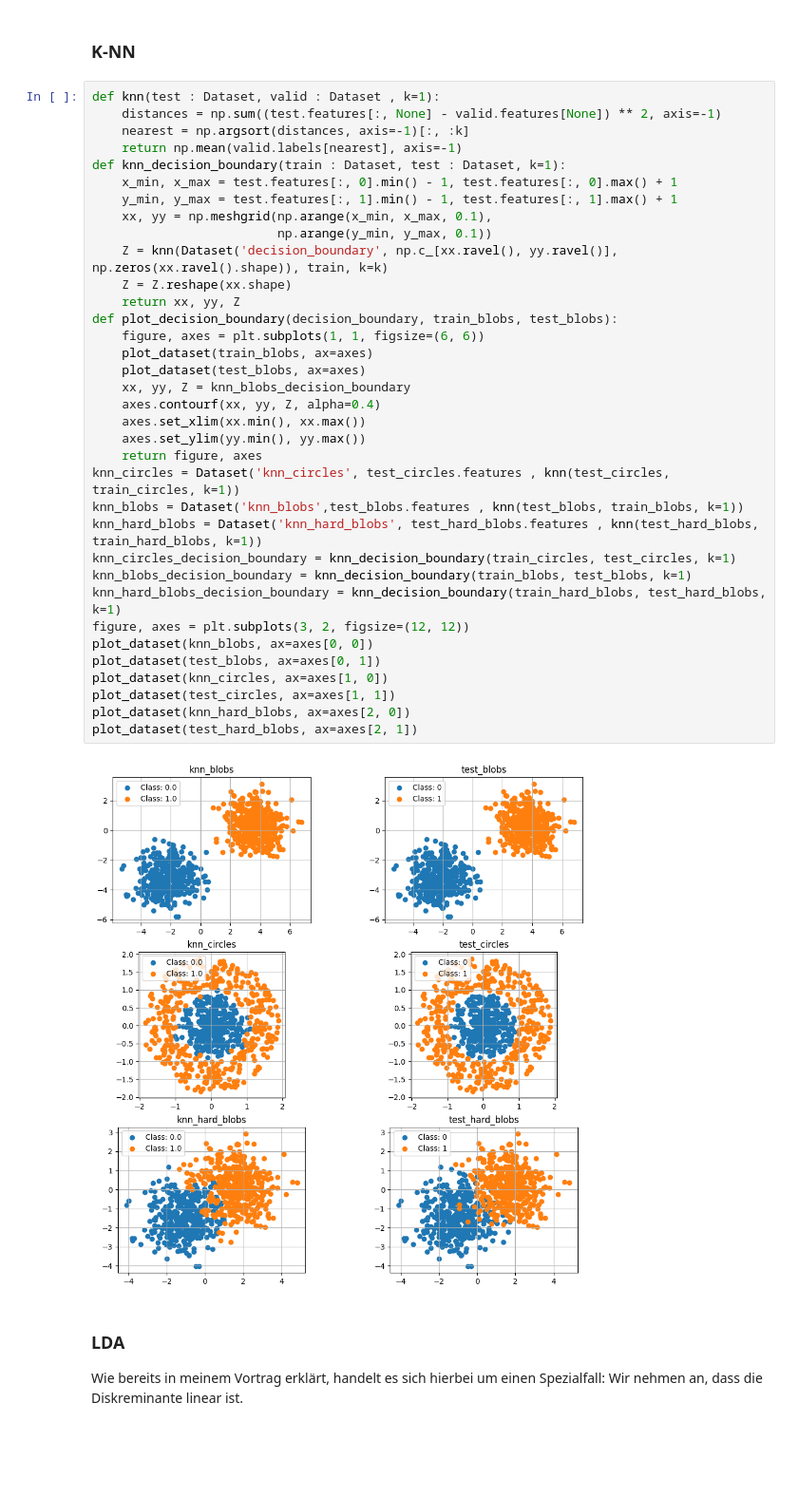
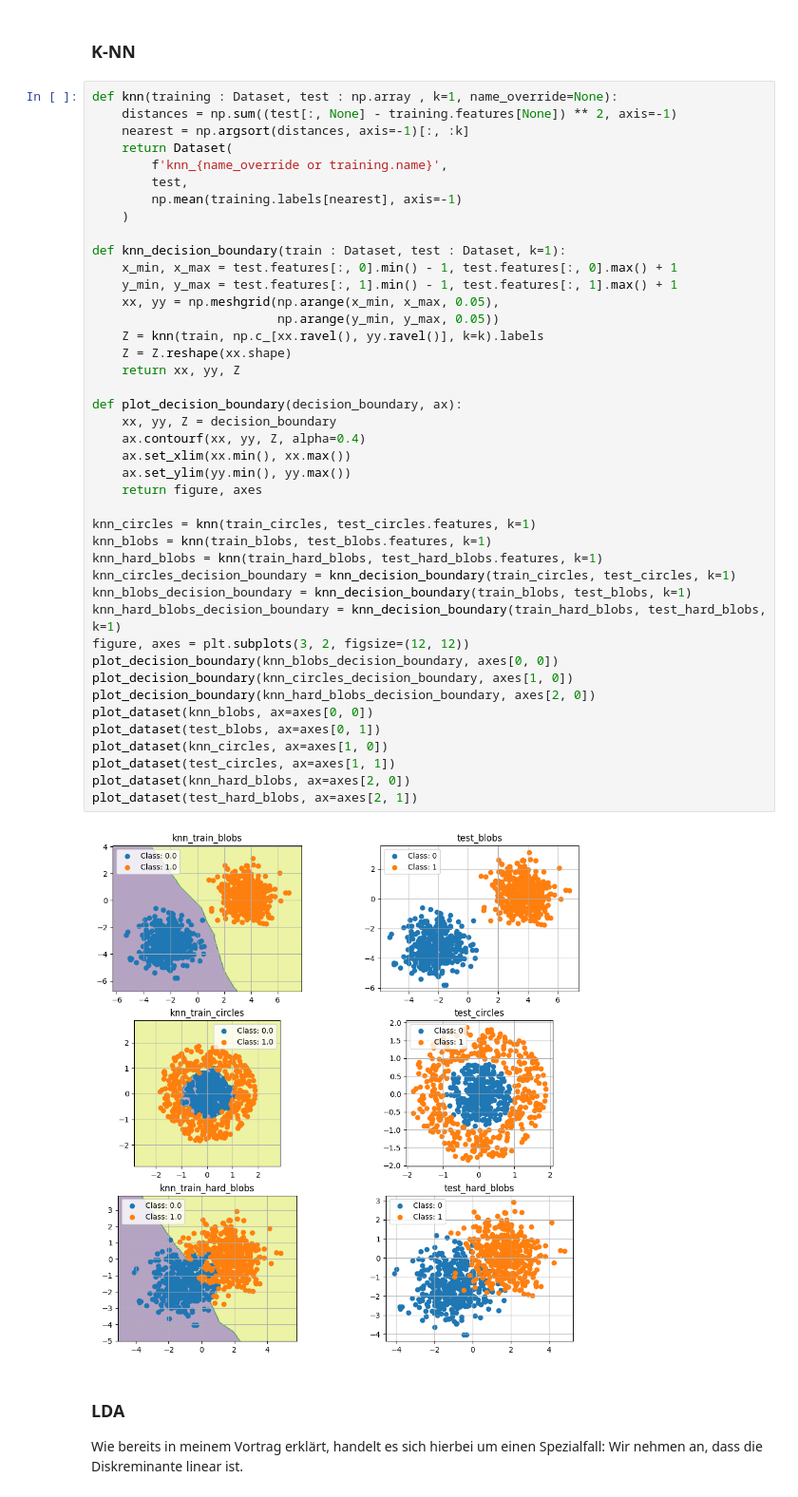
Before and after one commit to dns1403/Numerik-Seminar-Vortrag-Code, a Jupyter notebook: Numerik Seminar/Numerik Seminar CODE.ipynb, the cells around one changed output. Shown at 95% size. Saved outputs shown, nothing was run; the diff lists cells and outputs as text; blank space fills up the shorter version.

```diff
--- a/Numerik Seminar/Numerik Seminar CODE.ipynb
+++ b/Numerik Seminar/Numerik Seminar CODE.ipynb
@@ -94,42 +94,49 @@ plot_dataset(test_hard_blobs, ax=axes[2, 1])
 # %% [markdown]
 ### K-NN
 # %%
-def knn(test : Dataset, valid : Dataset , k=1):
-    distances = np.sum((test.features[:, None] - valid.features[None]) ** 2, axis=-1)
+def knn(training : Dataset, test : np.array , k=1, name_override=None):
+    distances = np.sum((test[:, None] - training.features[None]) ** 2, axis=-1)
     nearest = np.argsort(distances, axis=-1)[:, :k]
-    return np.mean(valid.labels[nearest], axis=-1)
+    return Dataset(
+        f'knn_{name_override or training.name}',
+        test,
+        np.mean(training.labels[nearest], axis=-1)
+    )
+
 def knn_decision_boundary(train : Dataset, test : Dataset, k=1):
     x_min, x_max = test.features[:, 0].min() - 1, test.features[:, 0].max() + 1
     y_min, y_max = test.features[:, 1].min() - 1, test.features[:, 1].max() + 1
-    xx, yy = np.meshgrid(np.arange(x_min, x_max, 0.1),
-                         np.arange(y_min, y_max, 0.1))
-    Z = knn(Dataset('decision_boundary', np.c_[xx.ravel(), yy.ravel()], np.zeros(xx.ravel().shape)), train, k=k)
+    xx, yy = np.meshgrid(np.arange(x_min, x_max, 0.05),
+                         np.arange(y_min, y_max, 0.05))
+    Z = knn(train, np.c_[xx.ravel(), yy.ravel()], k=k).labels
     Z = Z.reshape(xx.shape)
     return xx, yy, Z
-def plot_decision_boundary(decision_boundary, train_blobs, test_blobs):
-    figure, axes = plt.subplots(1, 1, figsize=(6, 6))
-    plot_dataset(train_blobs, ax=axes)
-    plot_dataset(test_blobs, ax=axes)
-    xx, yy, Z = knn_blobs_decision_boundary
-    axes.contourf(xx, yy, Z, alpha=0.4)
-    axes.set_xlim(xx.min(), xx.max())
-    axes.set_ylim(yy.min(), yy.max())
+
+def plot_decision_boundary(decision_boundary, ax):
+    xx, yy, Z = decision_boundary
+    ax.contourf(xx, yy, Z, alpha=0.4)
+    ax.set_xlim(xx.min(), xx.max())
+    ax.set_ylim(yy.min(), yy.max())
     return figure, axes
-knn_circles = Dataset('knn_circles', test_circles.features , knn(test_circles, train_circles, k=1))
-knn_blobs = Dataset('knn_blobs',test_blobs.features , knn(test_blobs, train_blobs, k=1))
-knn_hard_blobs = Dataset('knn_hard_blobs', test_hard_blobs.features , knn(test_hard_blobs, train_hard_blobs, k=1))
+
+knn_circles = knn(train_circles, test_circles.features, k=1)
+knn_blobs = knn(train_blobs, test_blobs.features, k=1)
+knn_hard_blobs = knn(train_hard_blobs, test_hard_blobs.features, k=1)
 knn_circles_decision_boundary = knn_decision_boundary(train_circles, test_circles, k=1)
 knn_blobs_decision_boundary = knn_decision_boundary(train_blobs, test_blobs, k=1)
 knn_hard_blobs_decision_boundary = knn_decision_boundary(train_hard_blobs, test_hard_blobs, k=1)
 figure, axes = plt.subplots(3, 2, figsize=(12, 12))
+plot_decision_boundary(knn_blobs_decision_boundary, axes[0, 0])
+plot_decision_boundary(knn_circles_decision_boundary, axes[1, 0])
+plot_decision_boundary(knn_hard_blobs_decision_boundary, axes[2, 0])
 plot_dataset(knn_blobs, ax=axes[0, 0])
 plot_dataset(test_blobs, ax=axes[0, 1])
 plot_dataset(knn_circles, ax=axes[1, 0])
 plot_dataset(test_circles, ax=axes[1, 1])
 plot_dataset(knn_hard_blobs, ax=axes[2, 0])
 plot_dataset(test_hard_blobs, ax=axes[2, 1])
 # %% [output]
-[figure, old version]
+[figure, new version]
 # %% [markdown]
 ### LDA
 
```
Also changed, not shown: parts of 10 cells of this notebook.
